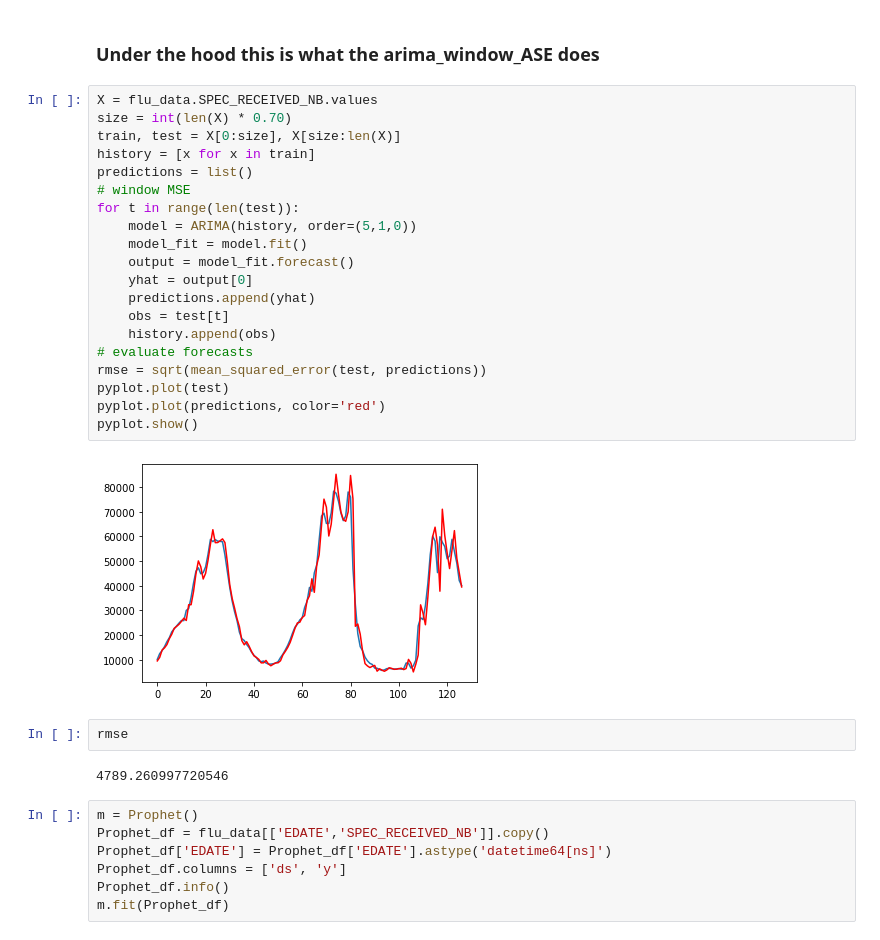
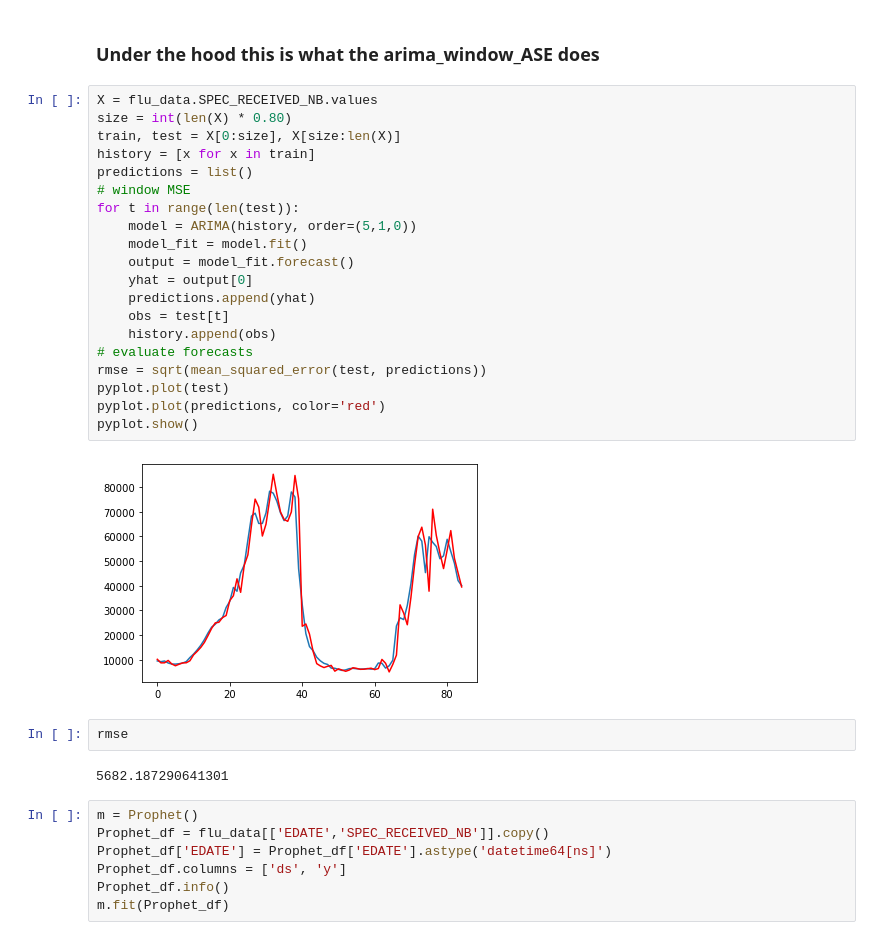
Before and after one commit to andrewmejia600/DS7333, a Jupyter notebook: CASE_STUDY_8/Case_Study_8.ipynb, the cells around one changed output. Drawn from its saved outputs; the diff is of its cells as text.

```diff
--- a/CASE_STUDY_8/Case_Study_8.ipynb
+++ b/CASE_STUDY_8/Case_Study_8.ipynb
@@ -301,30 +322,30 @@ arima_window_ase(flu_data.SPEC_RECEIVED_NB, train_ratio = .70, order=(2,0,0))
 ### Under the hood this is what the arima_window_ASE does
 # %%
 X = flu_data.SPEC_RECEIVED_NB.values
-size = int(len(X) * 0.70)
+size = int(len(X) * 0.80)
 train, test = X[0:size], X[size:len(X)]
 history = [x for x in train]
 predictions = list()
 # window MSE
 for t in range(len(test)):
     model = ARIMA(history, order=(5,1,0))
     model_fit = model.fit()
     output = model_fit.forecast()
     yhat = output[0]
     predictions.append(yhat)
     obs = test[t]
     history.append(obs)
 # evaluate forecasts
 rmse = sqrt(mean_squared_error(test, predictions))
 pyplot.plot(test)
 pyplot.plot(predictions, color='red')
 pyplot.show()
 # %% [output]
-[figure, old version]
+[figure, new version]
 # %%
 rmse
 # %% [output]
-4789.260997720546
+5682.187290641301
 # %%
 m = Prophet()
 Prophet_df = flu_data[['EDATE','SPEC_RECEIVED_NB']].copy()
```
Also changed, not shown: parts of 7 cells of this notebook.
